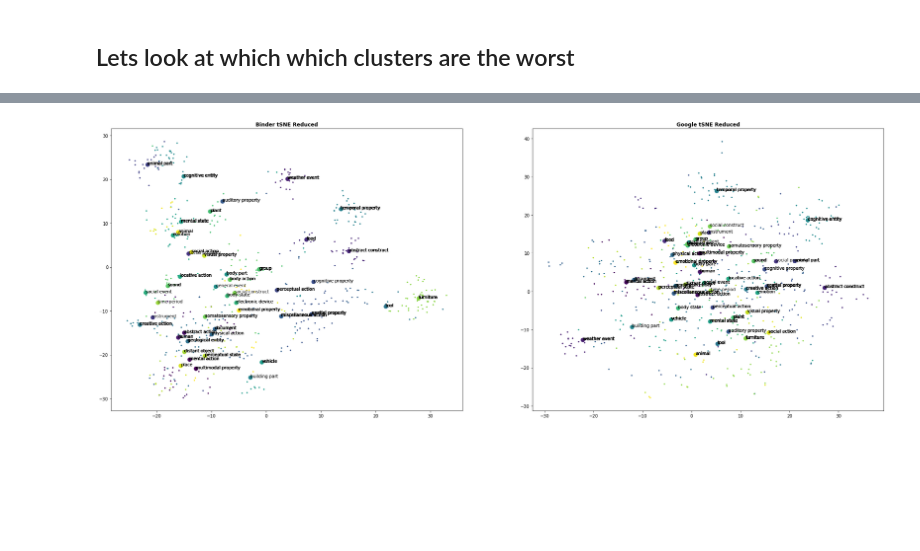
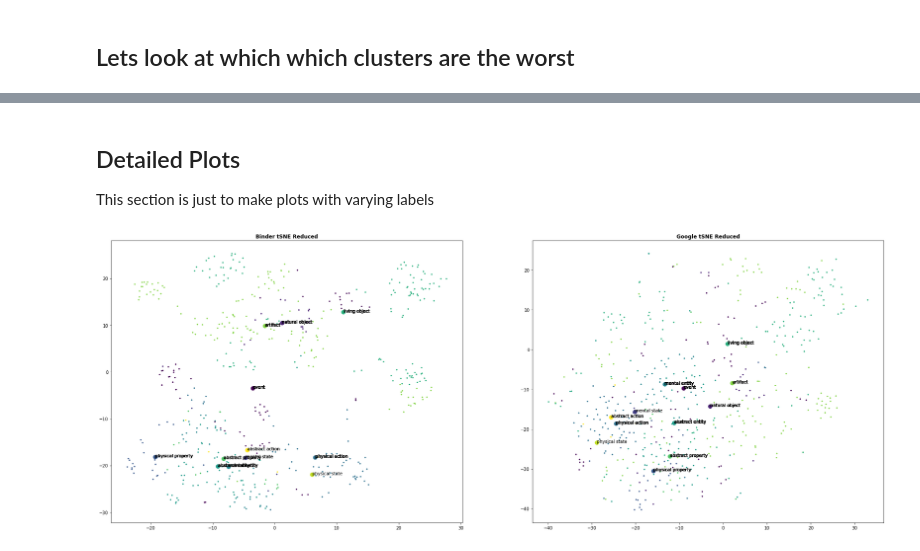
Before and after one commit to smazurchuk/b_lab, a Jupyter notebook: Natural_Cluster_Analysis.ipynb, the cells around one changed output, grey strips where cells are left out. Cells and saved outputs as stored; diff of their text form; code cells hidden in the pictures; blank space fills up the shorter version.

```diff
--- a/Natural_Cluster_Analysis.ipynb
+++ b/Natural_Cluster_Analysis.ipynb
@@ -105,22 +83,17 @@ for idx, row in enumerate(G_red):
-# %%
-# Scatter with labels in reduced space
-import pandas as pd
-df = pd.read_excel('data/category_seperation.xlsx', sheet_name='Sheet1')
-# Scatter the two embeddings
-plt.figure(1, figsize=(32,12))
-plt.subplot(121)
-plt.scatter(B_red[:,0], B_red[:,1], s=5, c=L2)
-plt.scatter(B_centroids[:,0],B_centroids[:,1], s=80, c=list(range(47)))
-for i in L2:
-    plt.annotate(df.loc[i].Categories, (B_centroids[int(i),0],B_centroids[int(i),1]))
-plt.title('Binder tSNE Reduced', fontweight='bold')
-plt.subplot(122)
-plt.scatter(G_red[:,0], G_red[:,1], s=5, c=L2)
-plt.scatter(G_centroids[:,0],G_centroids[:,1], s=80, c=list(range(47)))
-for i in L2:
-    plt.annotate(df.loc[i].Categories, (G_centroids[int(i),0],G_centroids[int(i),1]))
-plt.title('Google tSNE Reduced', fontweight='bold')
-plt.show()
-# plt.savefig('labeled_cloud.svg')
-# %% [output]
-[figure, removed]
+# %% [markdown]
+## Detailed Plots
+This section is just to make plots with varying labels
+# %%
+from lib import funcs
+# Load Labels
+Scats = data['Scats']
+cats = data['cats']
+kmeans = data['kmeans']
+wordType = data['typeL']
+# Load other values
+L3 = data['L3']
+L4 = data['L4']
+# %%
+funcs.labeled_plot(B_red, G_red, L1, Scats, 'super_cats.png')
+# %% [output]
+[figure, added]
```
Also changed, not shown: parts of 8 cells of this notebook, 11 other files.
